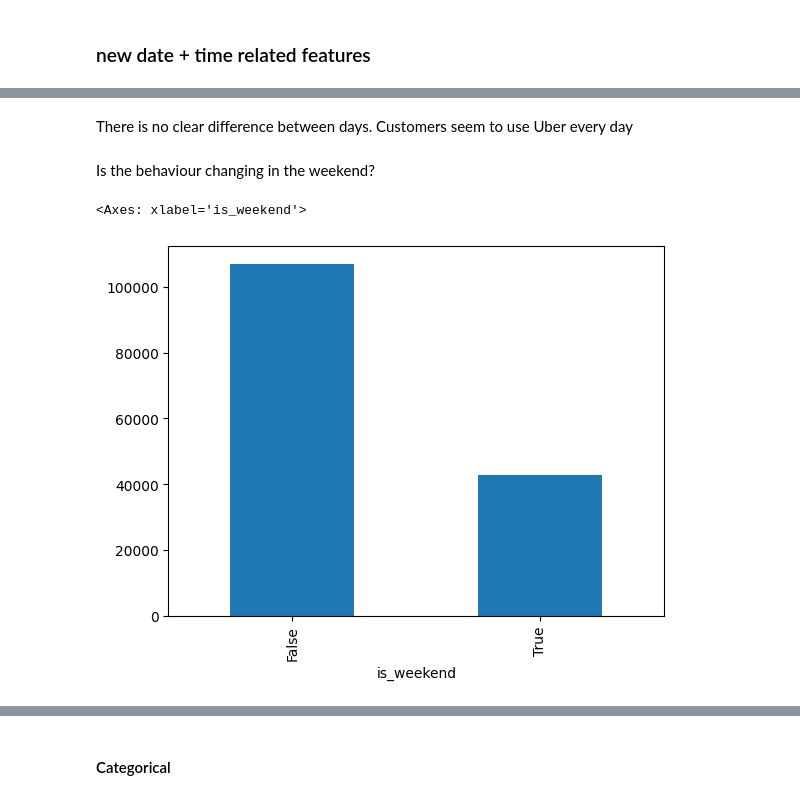
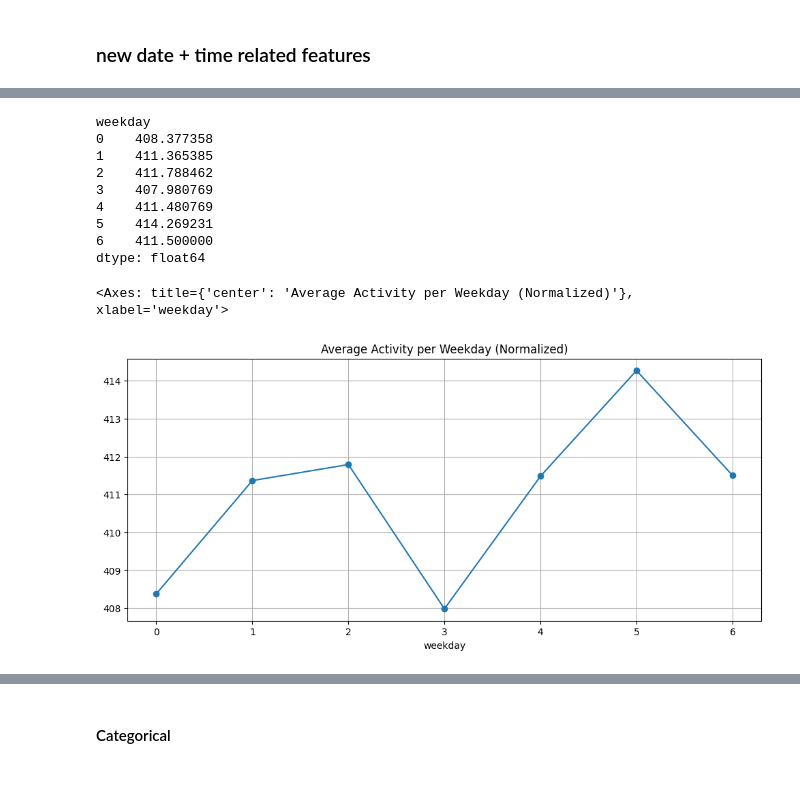
Before and after one commit to amaldu/uber-ride-cancellation-prediction, a Jupyter notebook: uber-analysis/notebooks/03_eda.ipynb, the cells around one changed output, grey strips where cells are left out. Drawn from its saved outputs; the diff is of its cells as text; code cells hidden in the pictures.

```diff
--- a/uber-analysis/notebooks/03_eda.ipynb
+++ b/uber-analysis/notebooks/03_eda.ipynb
@@ -347,16 +349,3 @@ data[data["date"] == "2024-02-29"].head()
 | 24407 | 2024-02-29 | 01:10:18 | CNR9446862 | CID3841042 | Bike | Okhla | Sarojini Nagar | 3.7 | ... |
 # %% [markdown]
 Ok, it's a leap year
-# %%
-# are all days of the year present in the column?
-
-data["date"] = pd.to_datetime(data["date"])
-
-all_days = pd.date_range(
-    start="2024-01-01",
-    end="2024-12-30",
-    freq="D"
-)
-
-missing_days = all_days.difference(data["date"])
-missing_days
@@ -487,7 +470,14 @@ The plot shows a clear bimodal daily pattern in Uber ride demand. Activity is mi
 # %% [markdown]
 ### new date + time related features
 # %%
+# the 1st of January of 2024 was Monday
+
 data['datetime'] = pd.to_datetime(data['date'] + " " + data['time'], format="%Y-%m-%d %H:%M:%S")
+
+# since there is a clear pattern seen in "time" I create "hour"
 data['hour'] = data['datetime'].dt.hour
 data['weekday'] = data['datetime'].dt.weekday
 data['is_weekend'] = data['weekday'] >= 5
+
+data['hour_sin'] = np.sin(2 * np.pi * data['hour'] / 24)
+data['hour_cos'] = np.cos(2 * np.pi * data['hour'] / 24)
@@ -501,9 +484,28 @@ data['weekday'].value_counts().sort_index().plot(kind='bar', figsize=(12,5))
-# %% [markdown]
-There is no clear difference between days. Customers seem to use Uber every day
-# %% [markdown]
-Is the behaviour changing in the weekend?
-# %%
-data['is_weekend'].value_counts().plot(kind='bar')
-# %% [output]
-<Axes: xlabel='is_weekend'>
-[figure, removed]
+# %%
+# How is the behaviour of each day?
+
+weekday_counts = data.groupby('weekday').size()
+
+days_per_weekday = data.groupby('weekday')['date'].nunique()
+normalized_weekday = weekday_counts / days_per_weekday
+print(normalized_weekday)
+
+normalized_weekday.plot(
+    kind='line',
+    marker='o',
+    figsize=(12,5),
+    title="Average Activity per Weekday (Normalized)",
+    grid=True
+)
+# %% [output]
+weekday
+0    408.377358
+1    411.365385
+2    411.788462
+3    407.980769
+4    411.480769
+5    414.269231
+6    411.500000
+dtype: float64
+<Axes: title={'center': 'Average Activity per Weekday (Normalized)'}, xlabel='weekday'>
+[figure, added]
```
Also changed, not shown: parts of 16 cells of this notebook, 1 other file.
